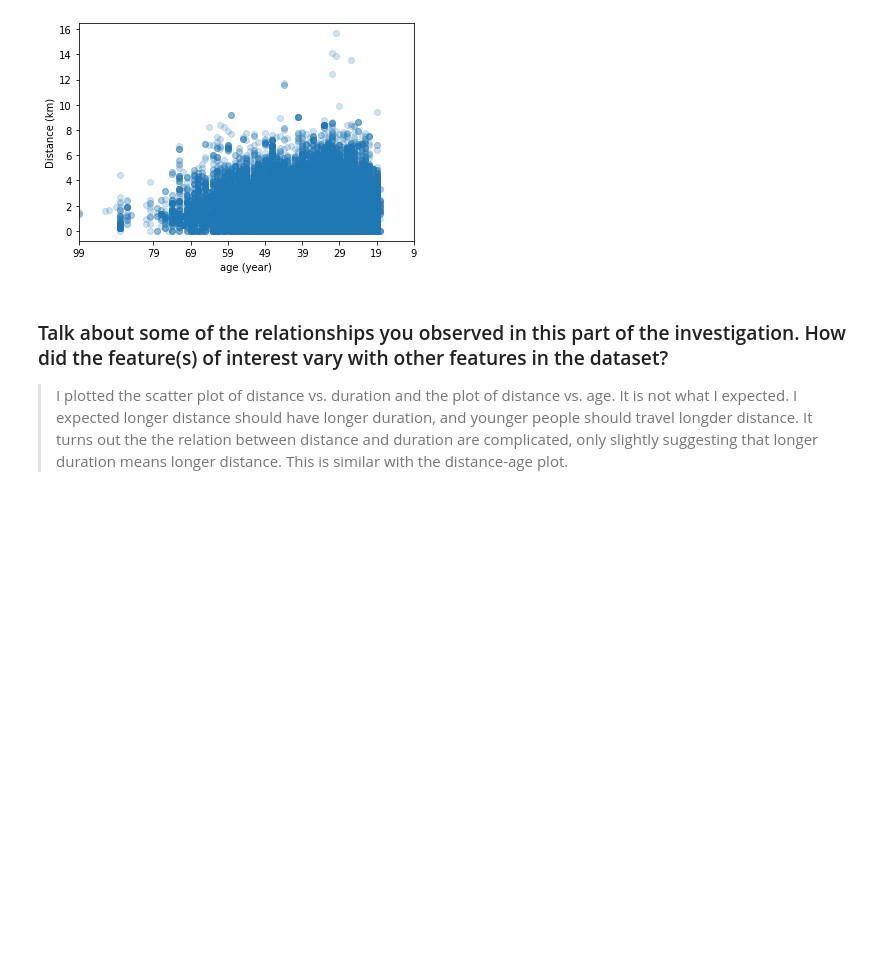
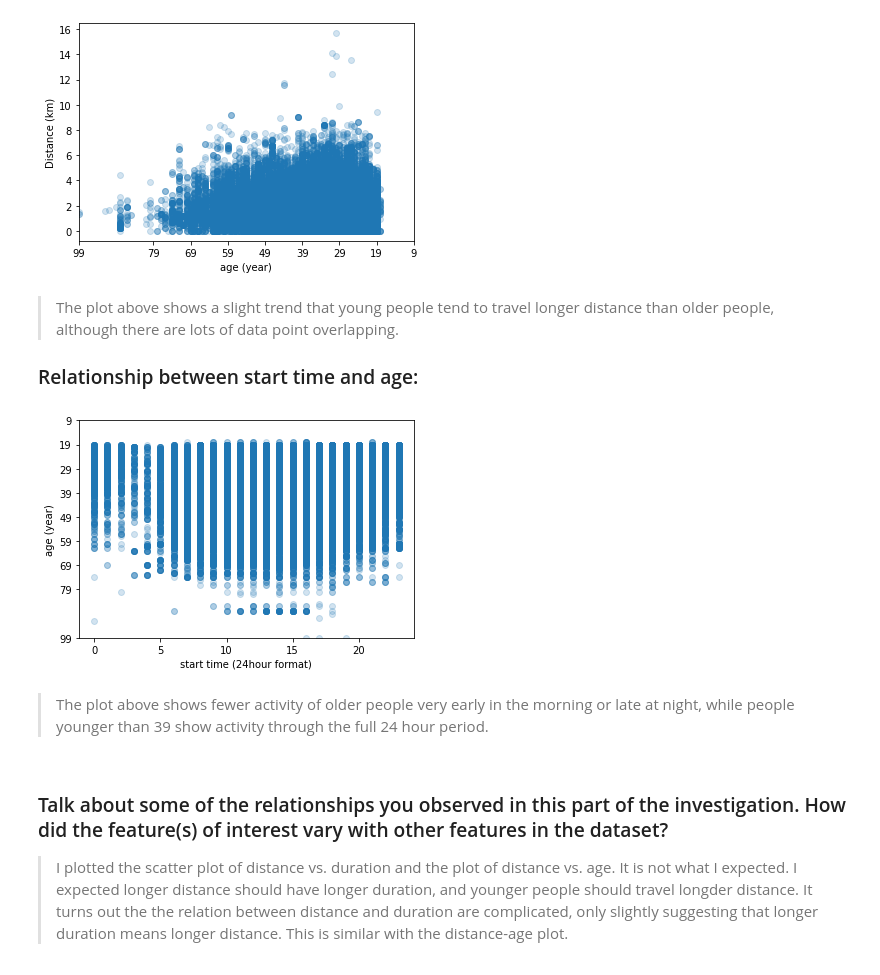
Before and after one commit to mingminwang/Communicate-data-findings_Udacity, a Jupyter notebook: exploration_Ford GoBike.ipynb, the cells around one changed output. Cells and saved outputs as stored; diff of their text form; code cells hidden in the pictures; blank space fills up the shorter version.

```diff
--- a/exploration_Ford GoBike.ipynb
+++ b/exploration_Ford GoBike.ipynb
@@ -313,6 +325,23 @@ plt.xlabel('age (year)')
 plt.ylabel('Distance (km)');
 # %% [output]
 [figure]
+# %% [markdown]
+> The plot above shows a slight trend that young people tend to travel longer distance than older people, although there are lots of data point overlapping.
+
+### Relationship between start time and age:
+# %%
+plt.scatter(data=fbike_clean[fbike_clean.distance<60], y='member_birth_year', x='hour', alpha=0.2)
+ticks=[1920, 1940, 1950, 1960, 1970, 1980, 1990, 2000, 2010];
+labels = ['{}'.format(v) for v in 2019-np.array(ticks)]
+plt.yticks(ticks, labels) # relabel the x axis with ages in stead of birth year
+plt.ylim([1920, 2010]) # excluding ages older than 100, whihc could be errors in dataset
+
+plt.ylabel('age (year)')
+plt.xlabel('start time (24hour format)');
+# %% [output]
+[figure, added]
+# %% [markdown]
+> The plot above shows fewer activity of older people very early in the morning or late at night, while people younger than 39 show activity through the full 24 hour period.
 # %% [markdown]
 ### Talk about some of the relationships you observed in this part of the investigation. How did the feature(s) of interest vary with other features in the dataset?
 
```
Also changed, not shown: parts of 23 cells of this notebook, 3 other files.
